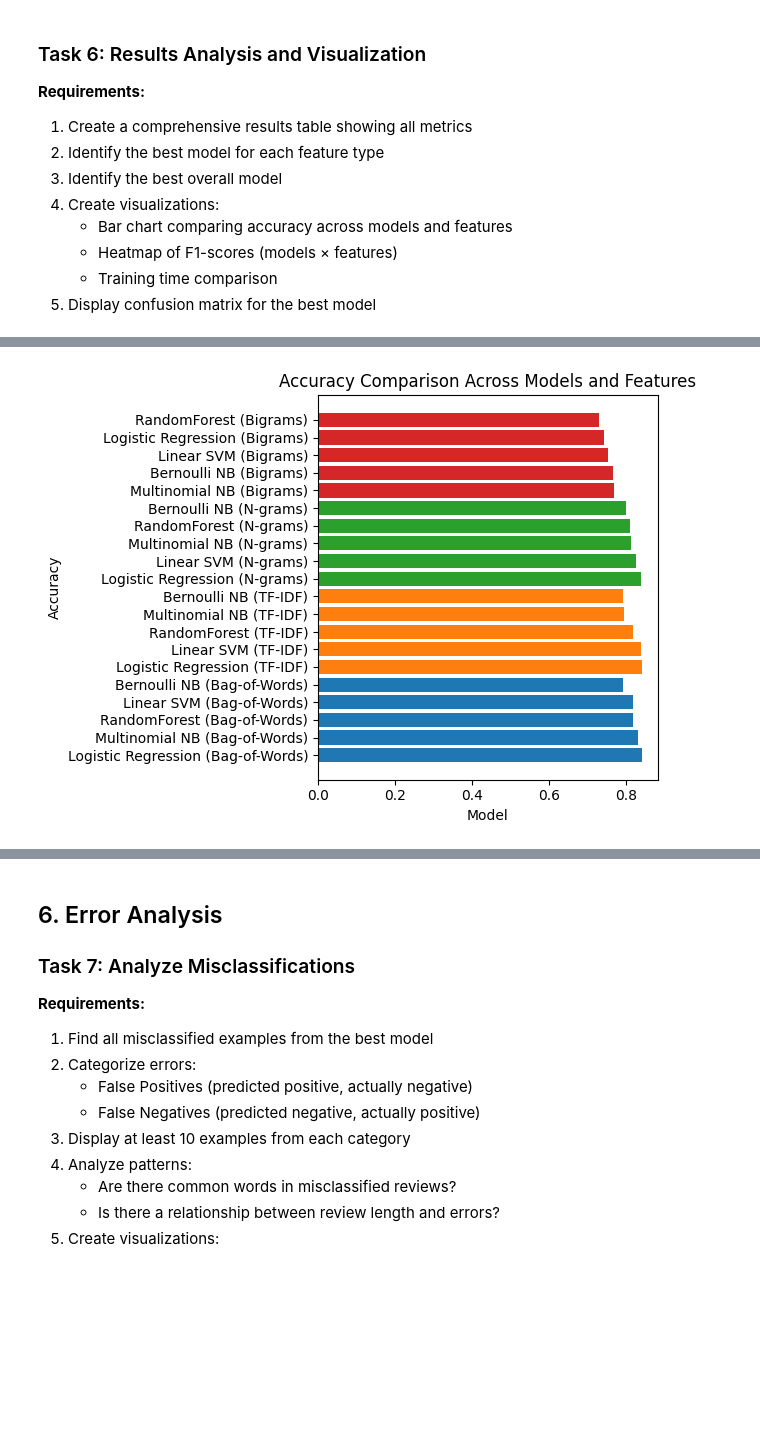
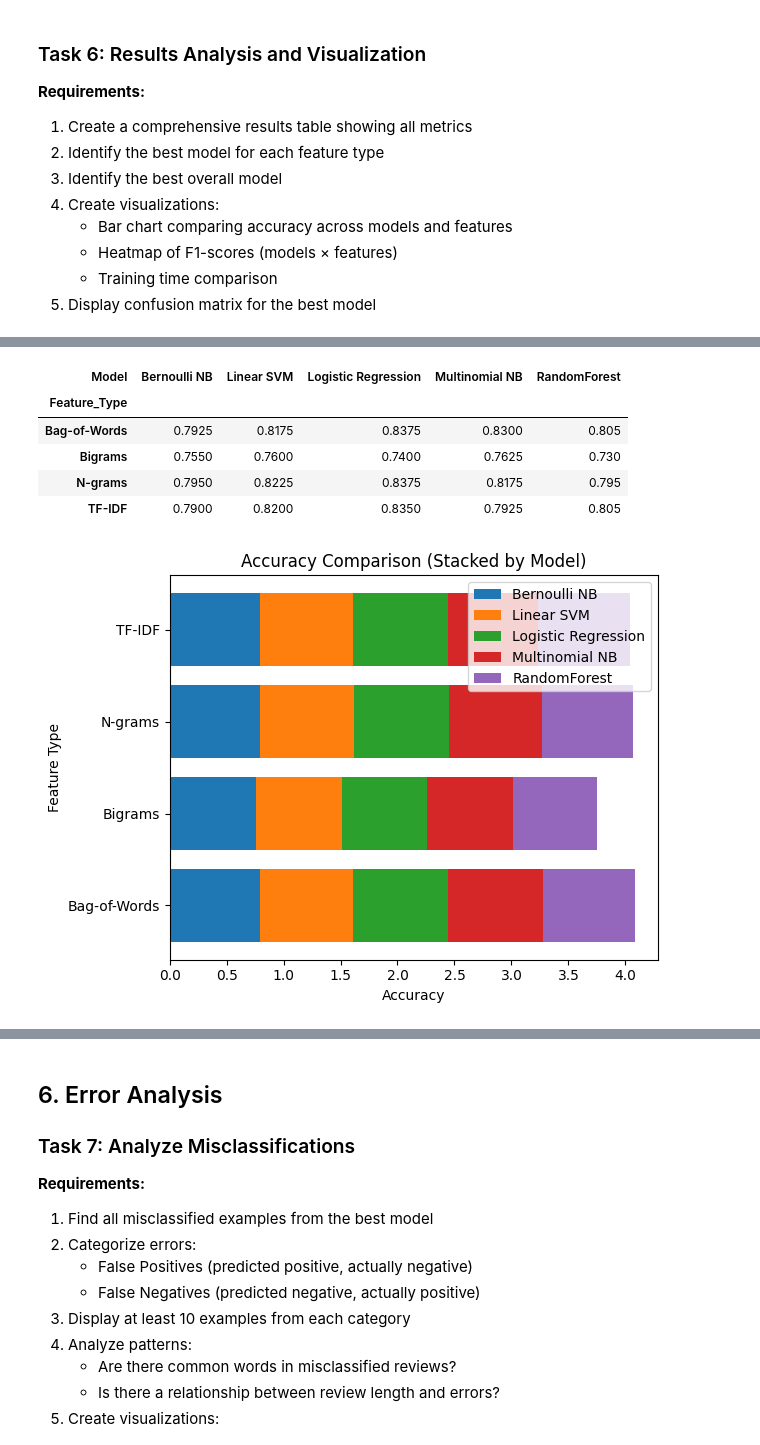
Before and after one commit to gooners006/MSE, a Jupyter notebook: NLP501/NLP_Lab02_Extra_Requirements.ipynb, the cells around one changed output, grey strips where cells are left out. Saved outputs shown, nothing was run; the diff lists cells and outputs as text; code cells hidden in the pictures; blank space fills up the shorter version.

```diff
--- a/NLP501/NLP_Lab02_Extra_Requirements.ipynb
+++ b/NLP501/NLP_Lab02_Extra_Requirements.ipynb
@@ -881,21 +859,34 @@ Best model per feature type:
-# %%
-# TODO: Create visualization 1 - Accuracy comparison
-plt.figure()
-for feature in results_df["Feature_Type"].unique():
-    subset = results_df[results_df["Feature_Type"] == feature]
-    plt.barh(
-        subset["Model"] + " (" + feature + ")",
-        subset["Accuracy"],
-        label=feature,
-    )
-
-plt.xlabel("Model")
-plt.ylabel("Accuracy")
-plt.title("Accuracy Comparison Across Models and Features")
-plt.tight_layout()
-plt.show()
-# %% [output]
-[figure, removed]
+# %%
+# TODO: Create visualization 1 - Accuracy comparison
+# Pivot: rows = Feature_Type, columns = Model, values = Accuracy
+accuracy_pivot = results_df.pivot(
+    index="Feature_Type", columns="Model", values="Accuracy"
+)
+
+display(accuracy_pivot)
+
+plt.figure()
+
+left = None  # starting position for stacking
+
+for model in accuracy_pivot.columns:
+    plt.barh(accuracy_pivot.index, accuracy_pivot[model], left=left, label=model)
+    left = accuracy_pivot[model] if left is None else left + accuracy_pivot[model]
+
+plt.xlabel("Accuracy")
+plt.ylabel("Feature Type")
+plt.title("Accuracy Comparison (Stacked by Model)")
+plt.legend()
+plt.tight_layout()
+plt.show()
+# %% [output]
+| Model | Bernoulli NB | Linear SVM | Logistic Regression | Multinomial NB | RandomForest |
+| Feature_Type |  |  |  |  |  |
+| Bag-of-Words | 0.7925 | 0.8175 | 0.8375 | 0.8300 | 0.805 |
+| Bigrams | 0.7550 | 0.7600 | 0.7400 | 0.7625 | 0.730 |
+| N-grams | 0.7950 | 0.8225 | 0.8375 | 0.8175 | 0.795 |
+| TF-IDF | 0.7900 | 0.8200 | 0.8350 | 0.7925 | 0.805 |
+[figure, added]
 # %%
 # TODO: Create visualization 2 - F1-score
 f1_pivot = results_df.pivot(
```
Also changed, not shown: parts of 24 cells of this notebook.
